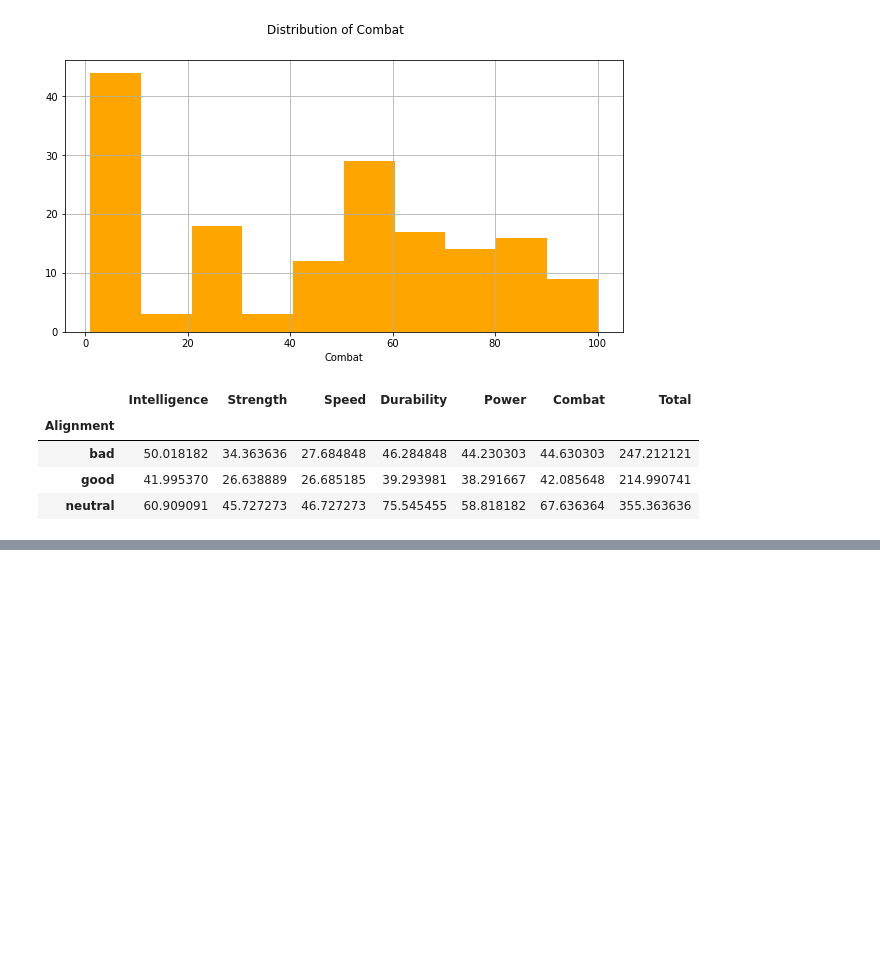
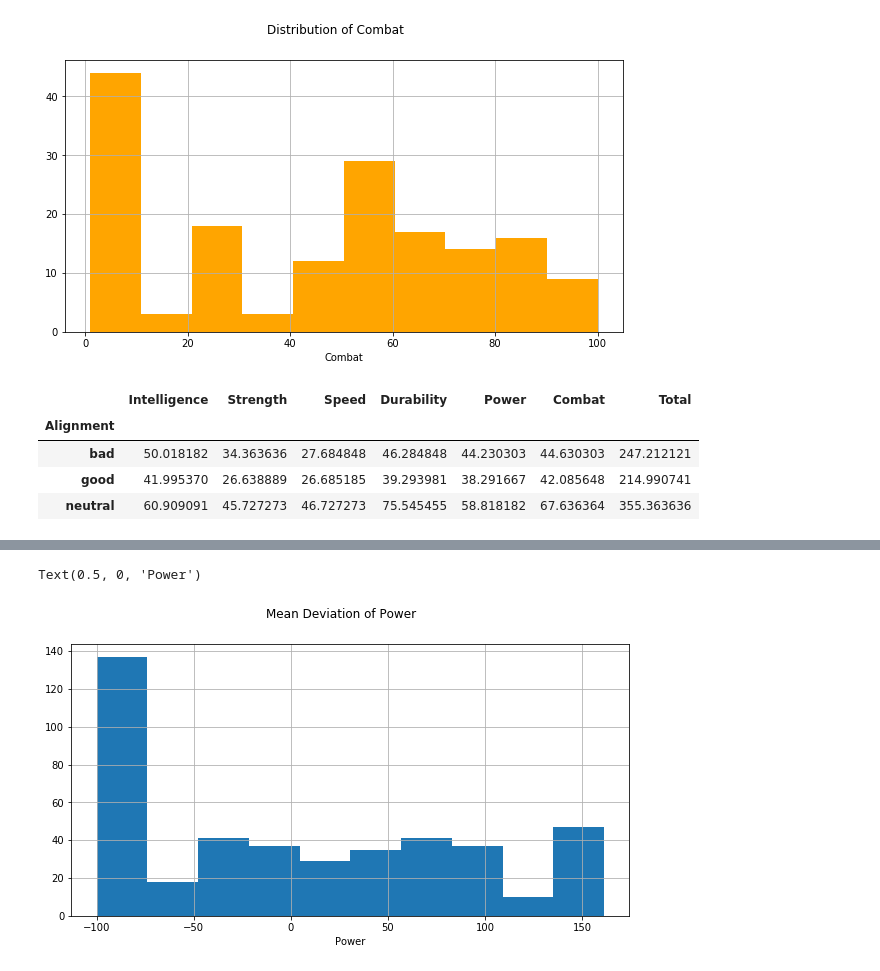
Before and after one commit to devonserrao/heroes-and-villains-data, a Jupyter notebook: Heroes and Villains Python Project.ipynb, the cells around one changed output, grey strips where cells are left out. Drawn from its saved outputs; the diff is of its cells as text; code cells hidden in the pictures; blank space fills up the shorter version.

```diff
--- a/Heroes and Villains Python Project.ipynb
+++ b/Heroes and Villains Python Project.ipynb
@@ -324 +332,8 @@ Average power of all superheroes: 38.29
 432 rows × 3 columns
+# %%
+mean_deviation_power = power_difference['Power_Difference'].hist( figsize = (10,5) )
+plt.suptitle('Mean Deviation of Power')
+plt.xlabel('Power')
+# %% [output]
+Text(0.5, 0, 'Power')
+[figure, added]
```
Also changed, not shown: parts of 1 cell of this notebook.
